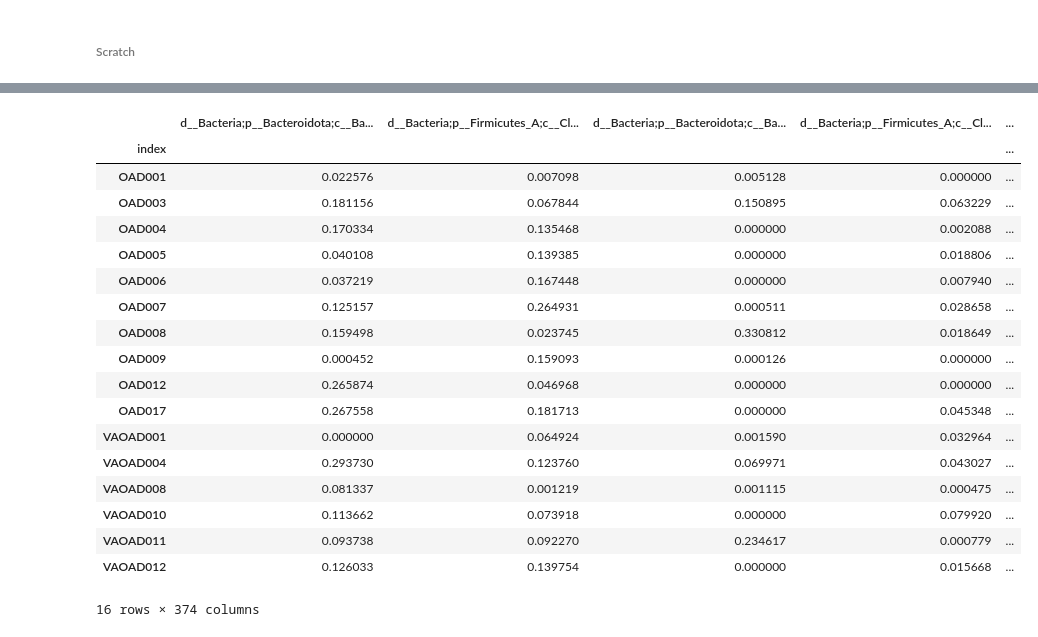
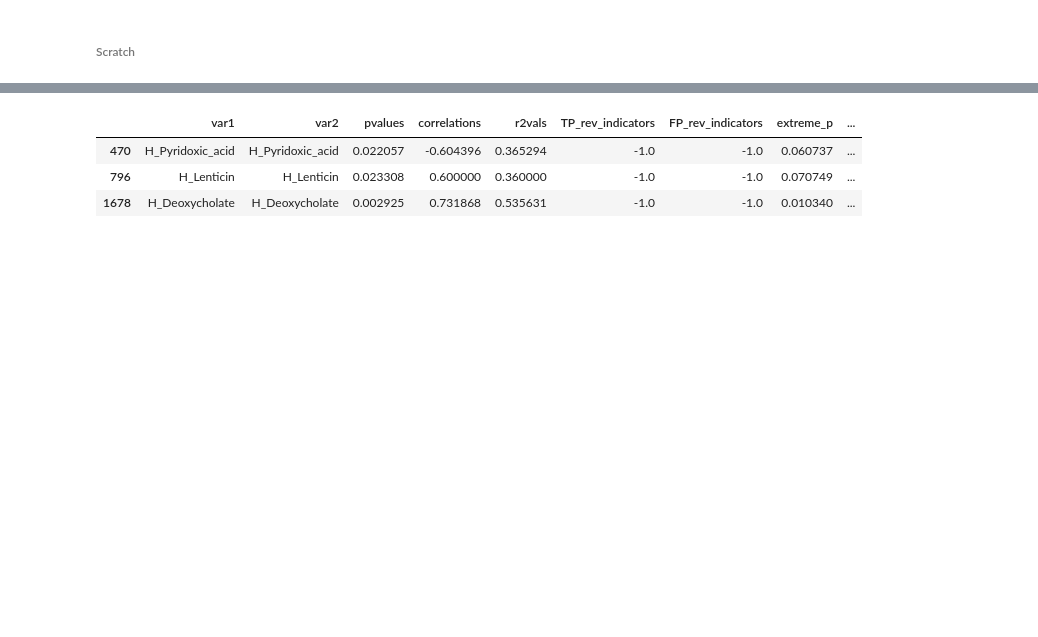
Before and after one commit to kbpi314/oa, a Jupyter notebook: code/oa_v4.ipynb, the cells around one changed output, grey strips where cells are left out. Cells and saved outputs as stored; diff of their text form; code cells hidden in the pictures; blank space fills up the shorter version.

```diff
--- a/code/oa_v4.ipynb
+++ b/code/oa_v4.ipynb
@@ -966,11 +1075,10 @@ gt_to_otu[g][t].head()
 # %%
 # Metabolome testing
 gdt_to_df = {}
-for g in ['saliva','stool']:
+for g in ['saliva','stool','plasma']:
     gdt_to_df[g] = {}
     for d in ['paired_beta']: # just arbitrarily
         gdt_to_df[g][d] = {}
-        df_merge = dfd_to_merge[g + '_adh'][d]
         df_meta = pd.read_csv(path + 'inputs/' + g + '_normalized.csv')
 
         # split on timepoint
@@ -996,7 +1104,7 @@ gdt_to_df[g][d][t].head()
 # %%
 # Metabolome testing
 gt_to_meta = {}
-for g in ['saliva','stool']:
+for g in ['saliva','stool','plasma']:
     gt_to_meta[g] = {}
     df_meta = pd.read_csv(path + 'inputs/' + g + '_normalized.csv')
 
@@ -2313,15 +2994,14 @@ saliva_After diet_meta
 # PERMANOVA OTU
 # this is testing resp vs non resp at pre and post time points only, NOT the paired change in beta post-pre
 # PERMANOVA
-df_dx = df_map.drop_duplicates(subset='HostSubjectId')
-df_dx = df_dx.set_index('HostSubjectId')
-df_dx.index = df_dx.index.map(lambda x: x.replace('-',''))
 
 for g in ['stool', 'saliva']:
+    print(g)
     df_raw = pd.read_csv(path + 'outputs/Qiime2_' + g + '_adh/core_metrics_results/distance-matrix.tsv',
                  sep='\t', index_col=0)
 
     for t in ['pre', 'post']:
+        print(t)
         # find overlapping samples
         keep = df_dx.dropna().index.values
         df = df_raw[df_raw.index.str.contains(t)] # df[df.index.str.contains('b')]
@@ -2337,6 +3017,12 @@ for g in ['stool', 'saliva']:
         df = df.T
         df = df[df.index.isin(keep)].T
 
+        # get dx
+        df_dx = type_to_df_map[label.split('_')[0]].drop_duplicates(subset='HostSubjectId')
+        df_dx = df_dx.set_index('HostSubjectId')
+        df_dx.index = df_dx.index.map(lambda x: x.replace('-',''))
+        df_dx = df_dx[['Timepoint','WOMAC_P_Response']]
+
         # create dx label
         dx = df_dx.loc[df.index.values,'WOMAC_P_Response']
 
@@ -2396,3 +3387,31 @@ plt.close()
 # %%
-gt_to_otu['stool']['pre']
+# correlation analyses
+# jobs25 is plasma meta diff with stool meta diff
+# var1 is stool, var2 is plasma
+
+comp_to_job = {
+    'diff_diff': 'jobs25',
+    'pre_pre': 'jobs26',
+    'post_post': 'jobs27'
+}
+
+for c in comp_to_job:
+    print(c)
+
+    df = pd.read_csv(path + 'outputs/' + comp_to_job[c] + '/data_processing/summary_df_resample_1.txt', sep='\t')
+
+    # get number of total corr, TP and FP
+    print('Total Corr: ' + str(len(df[df['pvalues'] != np.nan])))
+    print('TP: ' + str(len(df[df['class'] == 'TP'])))
+    print('FP: ' + str(len(df[df['class'] == 'FP'])))
+
+    # strength of matching
+    df_match = df[df['var1'] == df['var2']]
+    df_match = df_match[df_match['pvalues'] < 0.05]
+
+    print('Match length: ' + str(len(df_match)))
+
+# there's 29 plasma and 88 metabolites, only 14 are in common
+# print(len(set(gt_to_meta['plasma']['Baseline'].columns.values).intersection(set(gt_to_meta['stool']['Baseline']))))
+df_match.head()
 # %% [output]
@@ -2399,19 +3433,4 @@ gt_to_otu['stool']['pre']
-|  | d__Bacteria;p__Bacteroidota;c__Ba... | d__Bacteria;p__Firmicutes_A;c__Cl... | d__Bacteria;p__Bacteroidota;c__Ba... | d__Bacteria;p__Firmicutes_A;c__Cl... | ... |
-| index |  |  |  |  | ... |
-| OAD001 | 0.022576 | 0.007098 | 0.005128 | 0.000000 | ... |
-| OAD003 | 0.181156 | 0.067844 | 0.150895 | 0.063229 | ... |
-| OAD004 | 0.170334 | 0.135468 | 0.000000 | 0.002088 | ... |
-| OAD005 | 0.040108 | 0.139385 | 0.000000 | 0.018806 | ... |
-| OAD006 | 0.037219 | 0.167448 | 0.000000 | 0.007940 | ... |
-| OAD007 | 0.125157 | 0.264931 | 0.000511 | 0.028658 | ... |
-| OAD008 | 0.159498 | 0.023745 | 0.330812 | 0.018649 | ... |
-| OAD009 | 0.000452 | 0.159093 | 0.000126 | 0.000000 | ... |
-| OAD012 | 0.265874 | 0.046968 | 0.000000 | 0.000000 | ... |
-| OAD017 | 0.267558 | 0.181713 | 0.000000 | 0.045348 | ... |
-| VAOAD001 | 0.000000 | 0.064924 | 0.001590 | 0.032964 | ... |
-| VAOAD004 | 0.293730 | 0.123760 | 0.069971 | 0.043027 | ... |
-| VAOAD008 | 0.081337 | 0.001219 | 0.001115 | 0.000475 | ... |
-| VAOAD010 | 0.113662 | 0.073918 | 0.000000 | 0.079920 | ... |
-| VAOAD011 | 0.093738 | 0.092270 | 0.234617 | 0.000779 | ... |
-| VAOAD012 | 0.126033 | 0.139754 | 0.000000 | 0.015668 | ... |
+|  | var1 | var2 | pvalues | correlations | r2vals | TP_rev_indicators | FP_rev_indicators | extreme_p | ... |
+| 470 | H_Pyridoxic_acid | H_Pyridoxic_acid | 0.022057 | -0.604396 | 0.365294 | -1.0 | -1.0 | 0.060737 | ... |
+| 796 | H_Lenticin | H_Lenticin | 0.023308 | 0.600000 | 0.360000 | -1.0 | -1.0 | 0.070749 | ... |
+| 1678 | H_Deoxycholate | H_Deoxycholate | 0.002925 | 0.731868 | 0.535631 | -1.0 | -1.0 | 0.010340 | ... |
-16 rows × 374 columns
```
Also changed, not shown: parts of 48 cells of this notebook, 2 other files.
